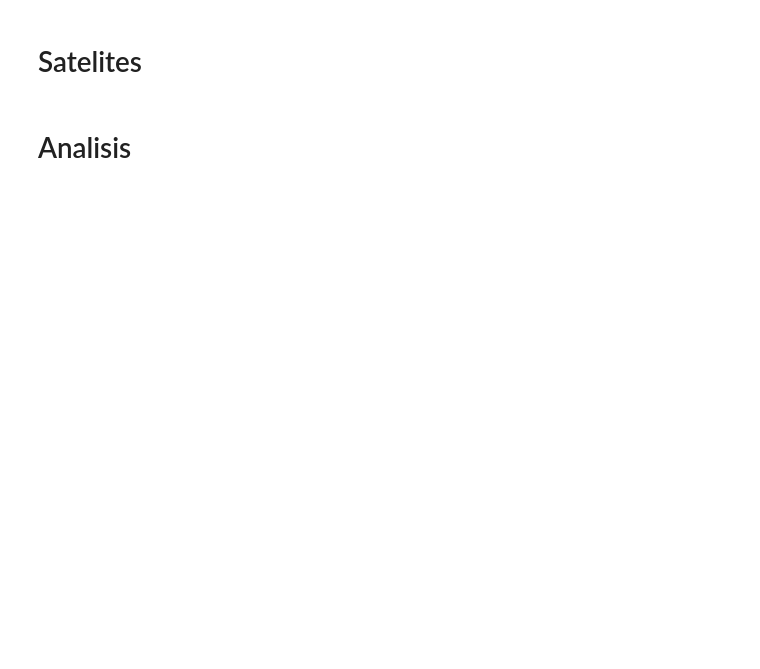
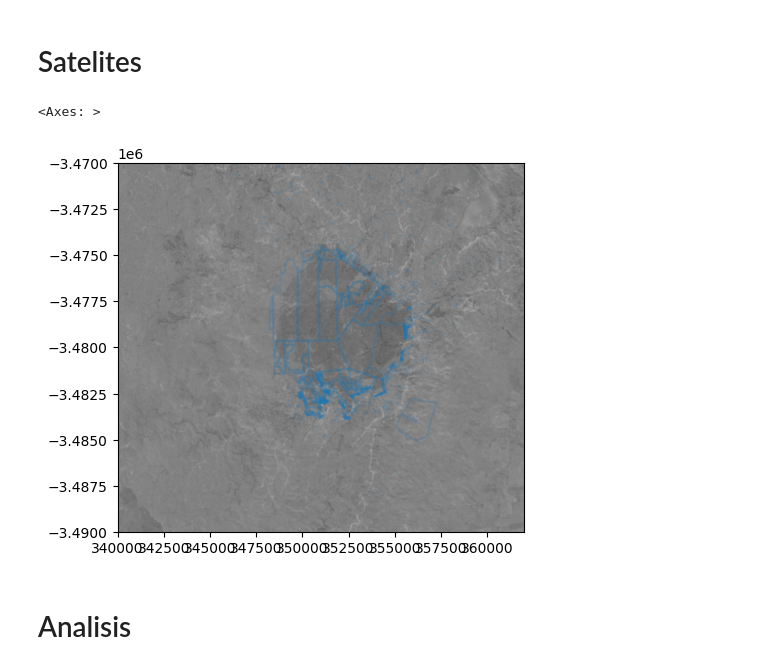
Before and after one commit to freire-guido/eci-2024, a Jupyter notebook: linear.ipynb, the cells around one changed output. Saved outputs shown, nothing was run; the diff lists cells and outputs as text; code cells hidden in the pictures; blank space fills up the shorter version.

```diff
--- a/linear.ipynb
+++ b/linear.ipynb
@@ -36,7 +57,7 @@ claims.describe()
 # %% [markdown]
 # Join
 # %%
-join = parcelas.set_index('par_idparc').join(claims.set_index('idParcela'), how='right')
+join = parcelas.set_index('par_idparcela').join(claims.set_index('idParcela'), how='right')
 join.to_csv('join.csv')
 # %%
 join.describe()
@@ -55,12 +86,15 @@ dnbr = rasterio.open('dnbr.tif')
 join = join.to_crs(dnbr.crs)
 # %%
 fig, ax = plt.subplots()
-ax = rasterio.plot.show(dnbr, ax=ax, cmap='inferno')
+ax = rasterio.plot.show(dnbr, ax=ax, cmap='binary')
 
-minx, miny, maxx, maxy = join.total_bounds
+minx, miny, maxx, maxy = [340000, -3490000, 362000, -3470000]
 ax.set_xlim(minx, maxx)
 ax.set_ylim(miny, maxy)
-join.boundary.plot(ax=ax, alpha=0.5)
+join.boundary.plot(ax=ax, alpha=0.2)
+# %% [output]
+<Axes: >
+[figure, added]
 # %%
 def dnbr_promedio(parcela, dnbr):
     try:
```
Also changed, not shown: parts of 27 cells of this notebook, 1 other file.
